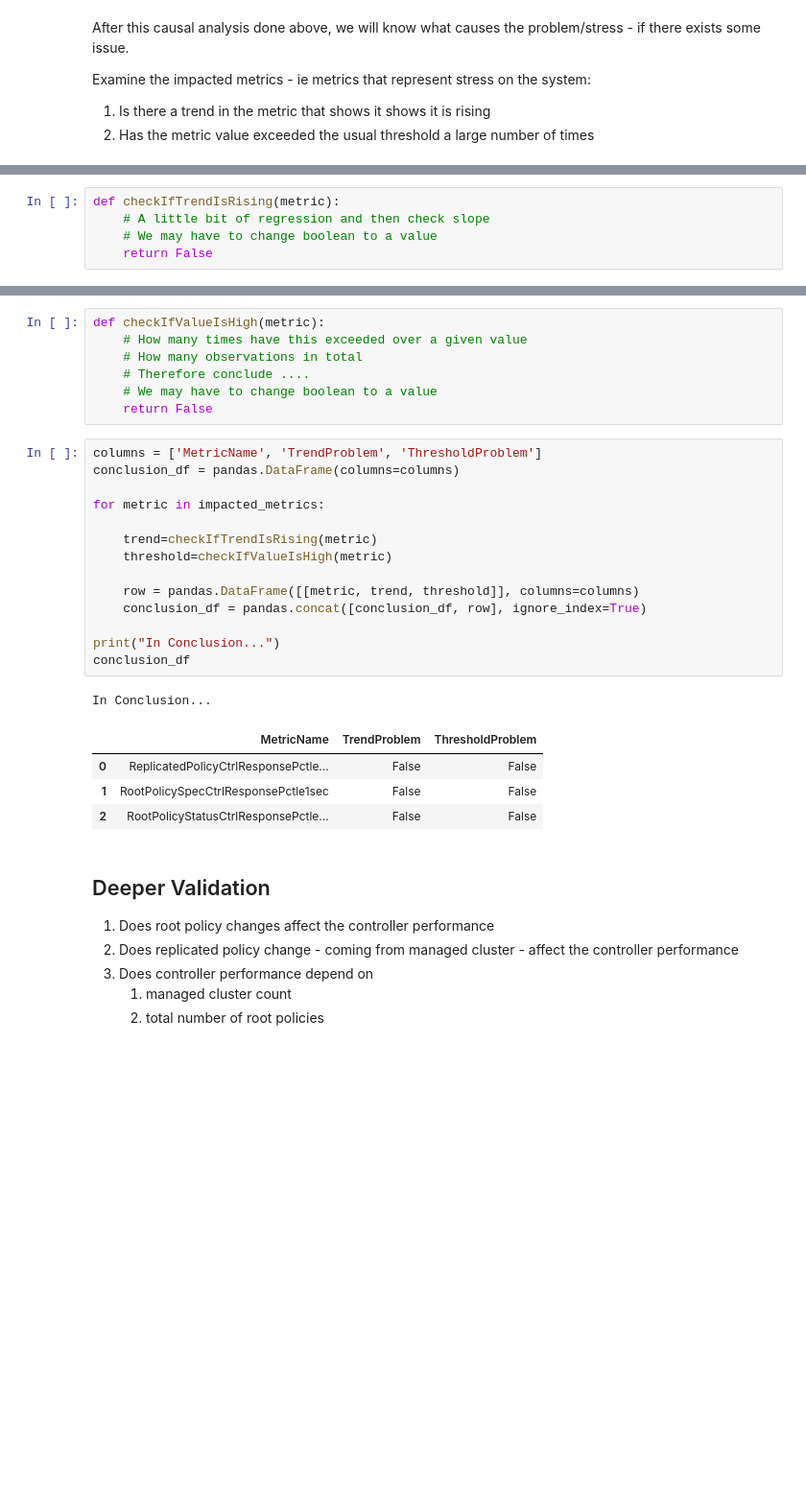
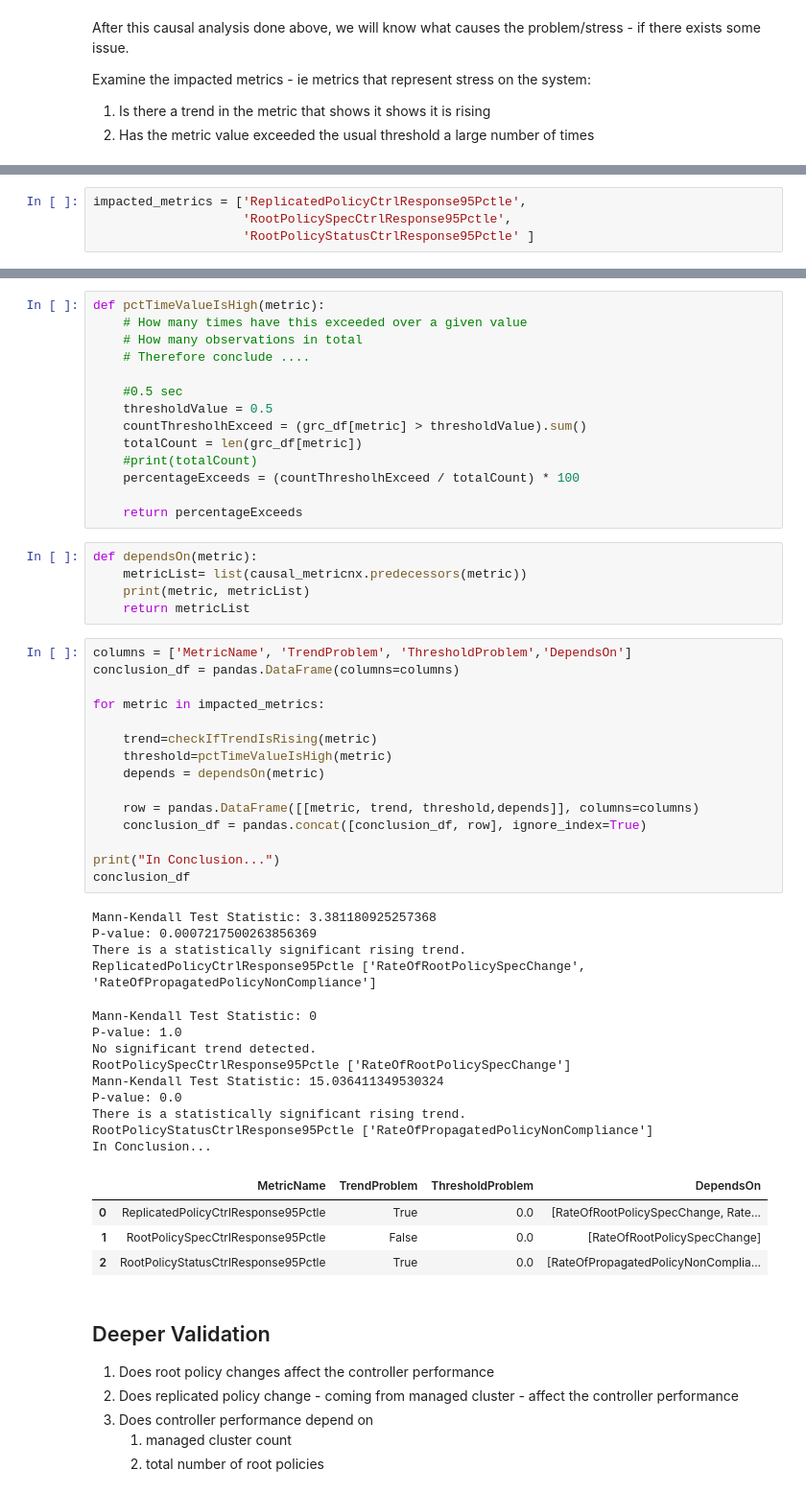
Before and after one commit to stolostron/acm-inspector, a Jupyter notebook: notebook/grc_bottleneck_1.ipynb, the cells around one changed output, grey strips where cells are left out. Shown at 96% size. Drawn from its saved outputs; the diff is of its cells as text; blank space fills up the shorter version.

```diff
--- a/notebook/grc_bottleneck_1.ipynb
+++ b/notebook/grc_bottleneck_1.ipynb
@@ -237,5 +285,4 @@ impacted_metrics = ['ReplicatedPolicyCtrlResponsePctle1sec',
-# %%
-def checkIfTrendIsRising(metric):
-    # A little bit of regression and then check slope
-    # We may have to change boolean to a value
-    return False
+# %%
+impacted_metrics = ['ReplicatedPolicyCtrlResponse95Pctle',
+                    'RootPolicySpecCtrlResponse95Pctle',
+                    'RootPolicyStatusCtrlResponse95Pctle' ]
@@ -242,30 +310,55 @@ def checkIfTrendIsRising(metric):
 # %%
-def checkIfValueIsHigh(metric):
+def pctTimeValueIsHigh(metric):
     # How many times have this exceeded over a given value
     # How many observations in total
     # Therefore conclude ....
-    # We may have to change boolean to a value
-    return False
+
+    #0.5 sec
+    thresholdValue = 0.5
+    countThresholhExceed = (grc_df[metric] > thresholdValue).sum()
+    totalCount = len(grc_df[metric])
+    #print(totalCount)
+    percentageExceeds = (countThresholhExceed / totalCount) * 100
+
+    return percentageExceeds
+# %%
+def dependsOn(metric):
+    metricList= list(causal_metricnx.predecessors(metric))
+    print(metric, metricList)
+    return metricList
 # %%
-columns = ['MetricName', 'TrendProblem', 'ThresholdProblem']
+columns = ['MetricName', 'TrendProblem', 'ThresholdProblem','DependsOn']
 conclusion_df = pandas.DataFrame(columns=columns)
 
 for metric in impacted_metrics:
 
     trend=checkIfTrendIsRising(metric)
-    threshold=checkIfValueIsHigh(metric)
+    threshold=pctTimeValueIsHigh(metric)
+    depends = dependsOn(metric)
 
-    row = pandas.DataFrame([[metric, trend, threshold]], columns=columns)
+    row = pandas.DataFrame([[metric, trend, threshold,depends]], columns=columns)
     conclusion_df = pandas.concat([conclusion_df, row], ignore_index=True)
 
 print("In Conclusion...")
 conclusion_df
 # %% [output]
-In Conclusion...
+Mann-Kendall Test Statistic: 3.381180925257368
+P-value: 0.0007217500263856369
+There is a statistically significant rising trend.
+ReplicatedPolicyCtrlResponse95Pctle ['RateOfRootPolicySpecChange', 'RateOfPropagatedPolicyNonCompliance']
+Mann-Kendall Test Statistic: 0
+P-value: 1.0
+No significant trend detected.
+RootPolicySpecCtrlResponse95Pctle ['RateOfRootPolicySpecChange']
+Mann-Kendall Test Statistic: 15.036411349530324
+P-value: 0.0
+There is a statistically significant rising trend.
+RootPolicyStatusCtrlResponse95Pctle ['RateOfPropagatedPolicyNonCompliance']
+In Conclusion...
-|  | MetricName | TrendProblem | ThresholdProblem |
-| 0 | ReplicatedPolicyCtrlResponsePctle... | False | False |
-| 1 | RootPolicySpecCtrlResponsePctle1sec | False | False |
-| 2 | RootPolicyStatusCtrlResponsePctle... | False | False |
+|  | MetricName | TrendProblem | ThresholdProblem | DependsOn |
+| 0 | ReplicatedPolicyCtrlResponse95Pctle | True | 0.0 | [RateOfRootPolicySpecChange, Rate... |
+| 1 | RootPolicySpecCtrlResponse95Pctle | False | 0.0 | [RateOfRootPolicySpecChange] |
+| 2 | RootPolicyStatusCtrlResponse95Pctle | True | 0.0 | [RateOfPropagatedPolicyNonComplia... |
 # %% [markdown]
 ## Deeper Validation
 
```
Also changed, not shown: parts of 29 cells of this notebook, 2 other files.
